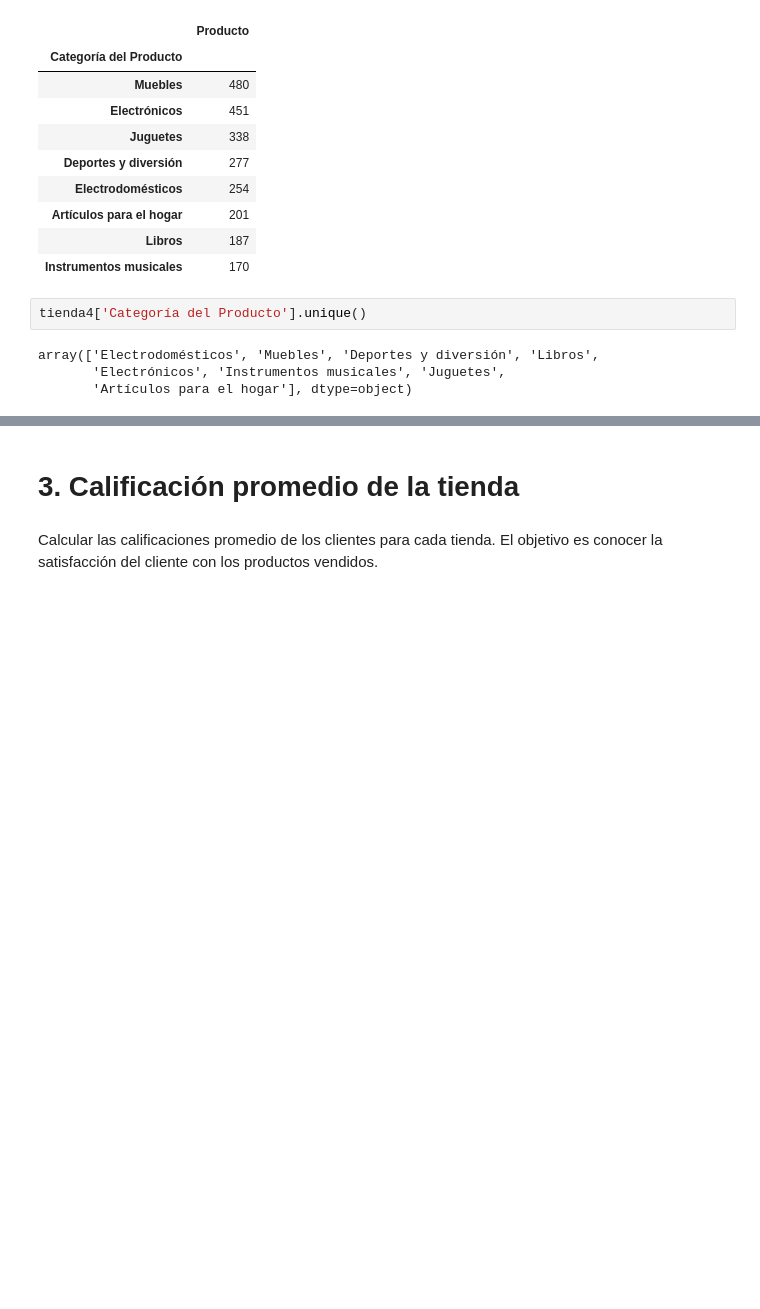
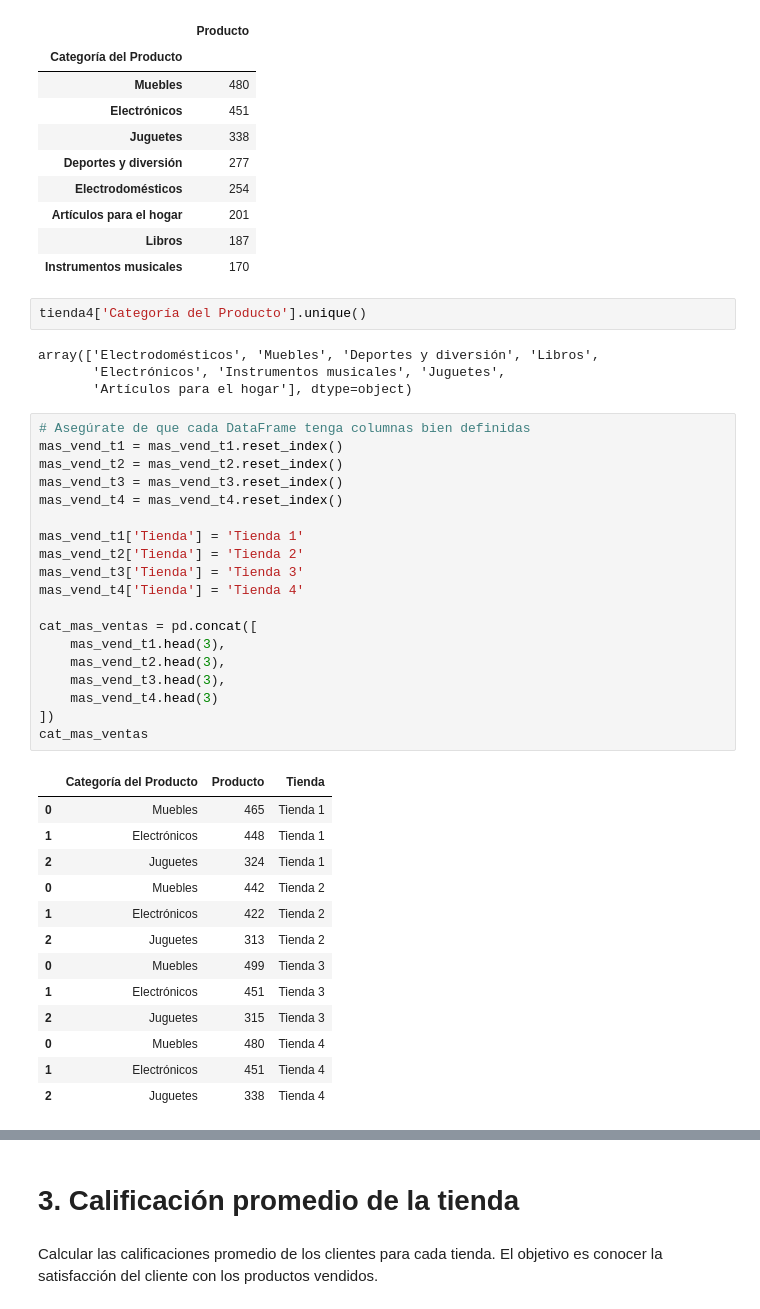
Before and after one commit to JGP-Code/Challenge_Alura_Store_Colab, a Jupyter notebook: AluraStoreLatam.ipynb, the cells around one changed output, grey strips where cells are left out. Drawn from its saved outputs; the diff is of its cells as text; blank space fills up the shorter version.

```diff
--- a/AluraStoreLatam.ipynb
+++ b/AluraStoreLatam.ipynb
@@ -137,3 +185,36 @@ tienda4['Categoría del Producto'].unique()
 array(['Electrodomésticos', 'Muebles', 'Deportes y diversión', 'Libros',
        'Electrónicos', 'Instrumentos musicales', 'Juguetes',
        'Artículos para el hogar'], dtype=object)
+# %%
+# Asegúrate de que cada DataFrame tenga columnas bien definidas
+mas_vend_t1 = mas_vend_t1.reset_index()
+mas_vend_t2 = mas_vend_t2.reset_index()
+mas_vend_t3 = mas_vend_t3.reset_index()
+mas_vend_t4 = mas_vend_t4.reset_index()
+
+mas_vend_t1['Tienda'] = 'Tienda 1'
+mas_vend_t2['Tienda'] = 'Tienda 2'
+mas_vend_t3['Tienda'] = 'Tienda 3'
+mas_vend_t4['Tienda'] = 'Tienda 4'
+
+cat_mas_ventas = pd.concat([
+    mas_vend_t1.head(3),
+    mas_vend_t2.head(3),
+    mas_vend_t3.head(3),
+    mas_vend_t4.head(3)
+])
+cat_mas_ventas
+# %% [output]
+|  | Categoría del Producto | Producto | Tienda |
+| 0 | Muebles | 465 | Tienda 1 |
+| 1 | Electrónicos | 448 | Tienda 1 |
+| 2 | Juguetes | 324 | Tienda 1 |
+| 0 | Muebles | 442 | Tienda 2 |
+| 1 | Electrónicos | 422 | Tienda 2 |
+| 2 | Juguetes | 313 | Tienda 2 |
+| 0 | Muebles | 499 | Tienda 3 |
+| 1 | Electrónicos | 451 | Tienda 3 |
+| 2 | Juguetes | 315 | Tienda 3 |
+| 0 | Muebles | 480 | Tienda 4 |
+| 1 | Electrónicos | 451 | Tienda 4 |
+| 2 | Juguetes | 338 | Tienda 4 |
```
Also changed, not shown: parts of 21 cells of this notebook.
